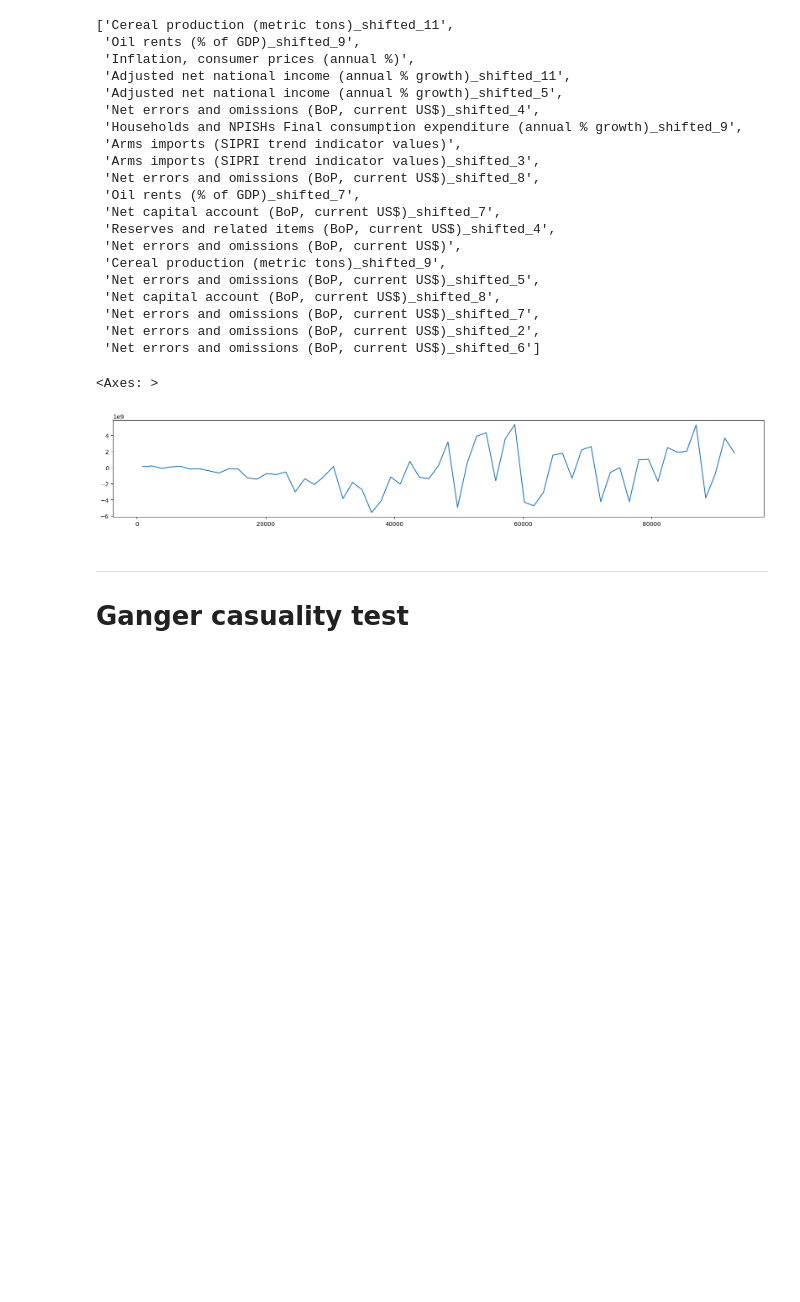
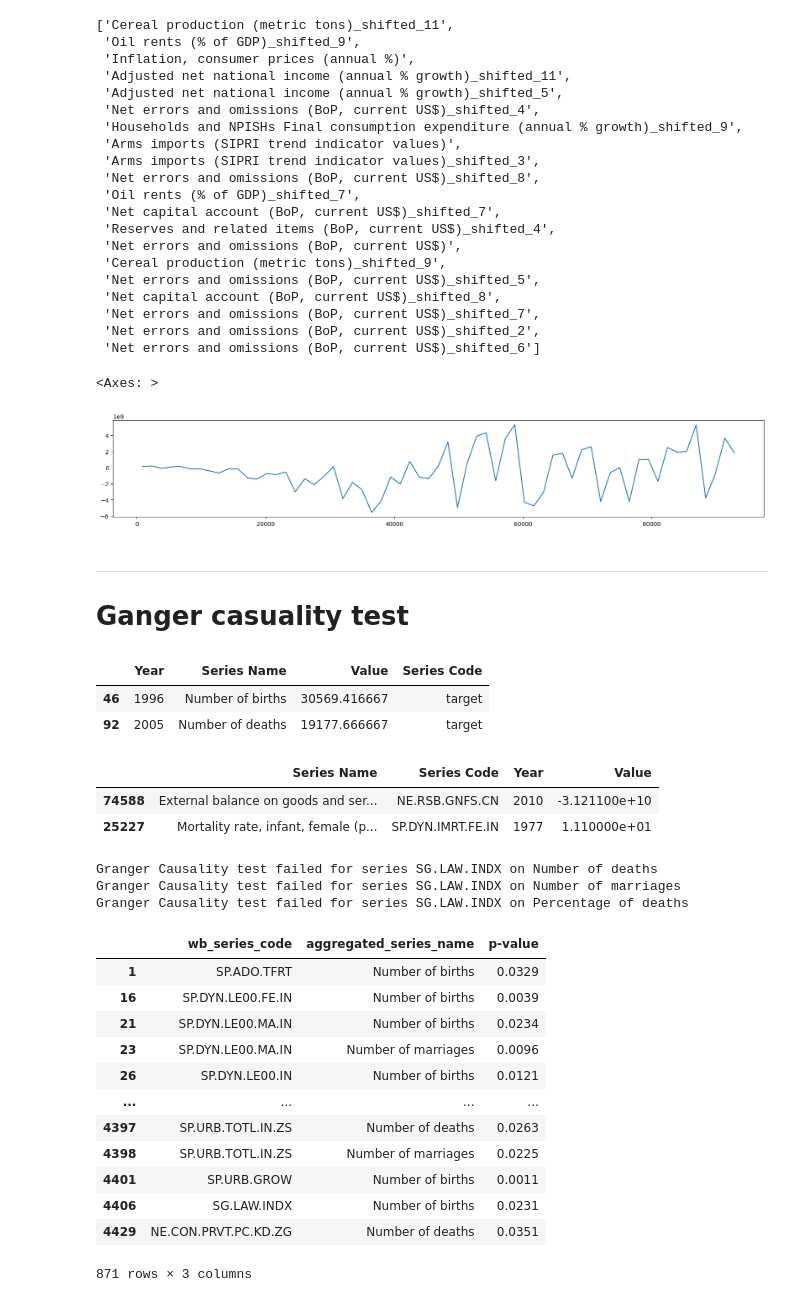
Before and after one commit to pzlav/epic-ts-in-pair-project-hw12, a Jupyter notebook: feature_selection.ipynb, the cells around one changed output. Saved outputs shown, nothing was run; the diff lists cells and outputs as text; code cells hidden in the pictures; blank space fills up the shorter version.

```diff
--- a/feature_selection.ipynb
+++ b/feature_selection.ipynb
@@ -261,0 +239,71 @@ selected_features_gc = grangers_matrix['value_x'][grangers_matrix['value_x'] < 0
+# %%
+df_aggregated.sample(2)
+# %% [output]
+|  | Year | Series Name | Value | Series Code |
+| 46 | 1996 | Number of births | 30569.416667 | target |
+| 92 | 2005 | Number of deaths | 19177.666667 | target |
+# %%
+df_wb.sample(2)
+# %% [output]
+|  | Series Name | Series Code | Year | Value |
+| 74588 | External balance on goods and ser... | NE.RSB.GNFS.CN | 2010 | -3.121100e+10 |
+| 25227 | Mortality rate, infant, female (p... | SP.DYN.IMRT.FE.IN | 1977 | 1.110000e+01 |
+# %%
+# Ensure the Year column is a datetime type for both data frames
+df_aggregated['Year'] = pd.to_datetime(df_aggregated['Year'], format='%Y')
+df_wb['Year'] = pd.to_datetime(df_wb['Year'], format='%Y')
+
+# Set Year as index for both data frames
+df_aggregated.set_index('Year', inplace=True)
+df_wb.set_index('Year', inplace=True)
+
+# Filter both data frames to the same date range
+start_year = df_aggregated.index.min()
+end_year = df_aggregated.index.max()
+
+df_wb = df_wb.loc[start_year:end_year]
+
+# Prepare a dataframe to hold the results
+granger_test_results = pd.DataFrame(columns=['wb_series_code', 'aggregated_series_name', 'p-value'])
+# %%
+# Iterate through each combination of columns and perform the Granger Causality test
+for wb_series_code in tqdm(df_wb['Series Code'].unique()):
+    df_wb_temp = df_wb[df_wb['Series Code'] == wb_series_code].sort_index()
+    for agg_series_name in df_aggregated['Series Name'].unique():
+        df_agg_temp = df_aggregated[df_aggregated['Series Name'] == agg_series_name].sort_index()
+        combined_df = pd.concat([df_agg_temp['Value'], df_wb_temp['Value']], axis=1, keys=['agg', 'wb'])
+        combined_df.dropna(inplace=True)
+        if len(combined_df) > 3 and np.std(combined_df['wb']) > 0: # To perform Granger test we need at least 4 observations and non-constant series
+            try:
+                granger_test_result = smt.grangercausalitytests(combined_df, maxlag=2, verbose=False)
+                p_values = [round(test_result[0]['ssr_ftest'][1],4) for test_result in granger_test_result.values()]
+                min_p_value = np.min(p_values)
+                granger_test_results = granger_test_results.append({
+                    'wb_series_code': wb_series_code,
+                    'aggregated_series_name': agg_series_name,
+                    'p-value': min_p_value},
+                    ignore_index=True)
+            except InfeasibleTestError:
+                print(f'Granger Causality test failed for series {wb_series_code} on {agg_series_name}')
+
+suitable_variables = granger_test_results[granger_test_results['p-value'] < 0.05]
+# %% [output]
+Granger Causality test failed for series SG.LAW.INDX on Number of deaths
+Granger Causality test failed for series SG.LAW.INDX on Number of marriages
+Granger Causality test failed for series SG.LAW.INDX on Percentage of deaths
+# %%
+suitable_variables
+# %% [output]
+|  | wb_series_code | aggregated_series_name | p-value |
+| 1 | SP.ADO.TFRT | Number of births | 0.0329 |
+| 16 | SP.DYN.LE00.FE.IN | Number of births | 0.0039 |
+| 21 | SP.DYN.LE00.MA.IN | Number of births | 0.0234 |
+| 23 | SP.DYN.LE00.MA.IN | Number of marriages | 0.0096 |
+| 26 | SP.DYN.LE00.IN | Number of births | 0.0121 |
+| ... | ... | ... | ... |
+| 4397 | SP.URB.TOTL.IN.ZS | Number of deaths | 0.0263 |
+| 4398 | SP.URB.TOTL.IN.ZS | Number of marriages | 0.0225 |
+| 4401 | SP.URB.GROW | Number of births | 0.0011 |
+| 4406 | SG.LAW.INDX | Number of births | 0.0231 |
+| 4429 | NE.CON.PRVT.PC.KD.ZG | Number of deaths | 0.0351 |
+871 rows × 3 columns
```
Also changed, not shown: parts of 8 cells of this notebook, 2 other files.
